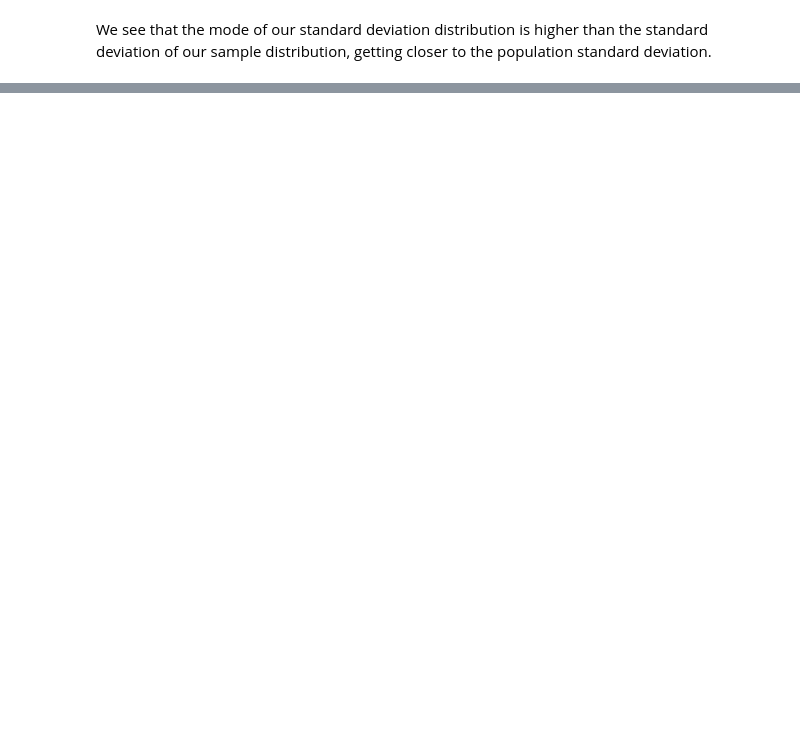
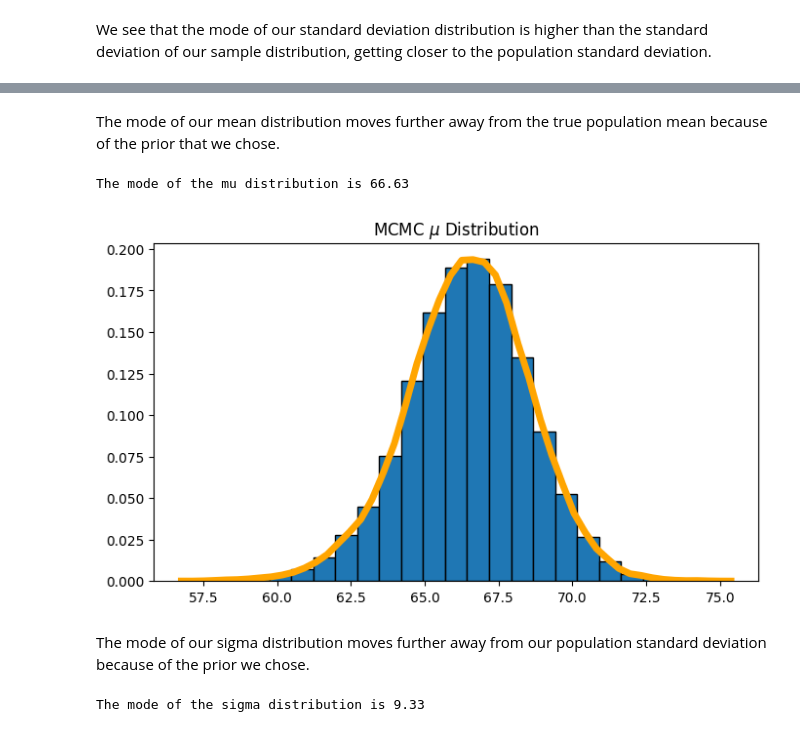
Before and after one commit to jackburbidge/portfolio, a Jupyter notebook: pima_indians_diabetes/pima_indians_Bayesian_MCMC.ipynb, the cells around one changed output, grey strips where cells are left out. Cells and saved outputs as stored; diff of their text form; code cells hidden in the pictures; blank space fills up the shorter version.

Commit message:
Working on MCMC Model

```diff
--- a/pima_indians_diabetes/pima_indians_Bayesian_MCMC.ipynb
+++ b/pima_indians_diabetes/pima_indians_Bayesian_MCMC.ipynb
@@ -213,0 +247,7 @@ So, why is this important?
+# %%
+with pm.Model():
+    mu = pm.Normal('mu', mu=60, sigma=5)
+    sigma = pm.Lognormal('sigma', mu=2.25, sigma=0.41)
+    pmbp = pm.Normal('bp', mu=mu, sigma=sigma, observed=bp_sub)
+    step = pm.Metropolis()
+    trace = pm.sample(draws=15000, step=step, random_seed=8)
@@ -213,0 +261,27 @@ So, why is this important?
+# %% [markdown]
+The mode of our mean distribution moves further away from the true population mean because of the prior that we chose.
+# %%
+stacked = az.extract(trace)
+kde = ss.gaussian_kde(stacked.mu.values)
+lin = np.linspace(stacked.mu.values.min(), stacked.mu.values.max(), 50)
+kde_values = dict(zip(lin, kde(lin)))
+print('The mode of the mu distribution is %.2f' % max(kde_values, key=kde_values.get))
+# %% [output]
+The mode of the mu distribution is 66.63
+# %%
+plt.figure(figsize=[8,4.5])
+plt.hist(stacked.mu.values, edgecolor='black', density=True, bins=25)
+plt.plot(lin, kde(lin), color='orange', linewidth=5)
+plt.title('MCMC $\mu$ Distribution')
+plt.show()
+# %% [output]
+[figure, added]
+# %% [markdown]
+The mode of our sigma distribution moves further away from our population standard deviation because of the prior we chose.
+# %%
+kde = ss.gaussian_kde(stacked.sigma.values)
+lin = np.linspace(stacked.sigma.values.min(), stacked.sigma.values.max(), 50)
+kde_values = dict(zip(lin, kde(lin)))
+print('The mode of the sigma distribution is %.2f' % max(kde_values, key=kde_values.get))
+# %% [output]
+The mode of the sigma distribution is 9.33
```
Also changed, not shown: parts of 24 cells of this notebook.
